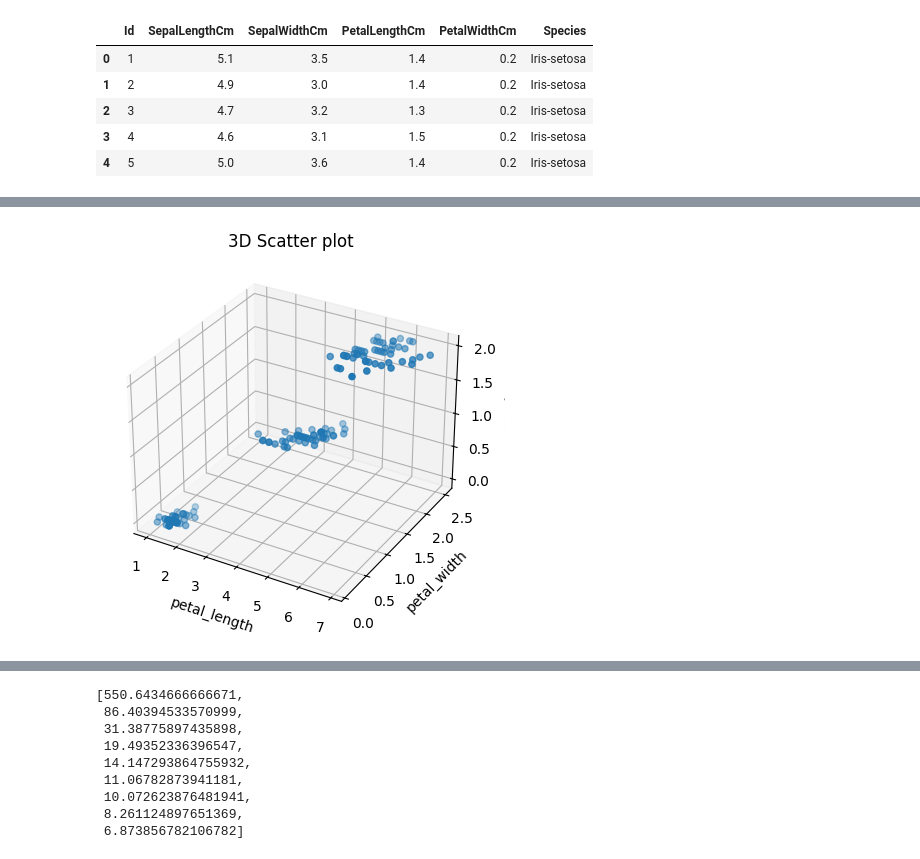
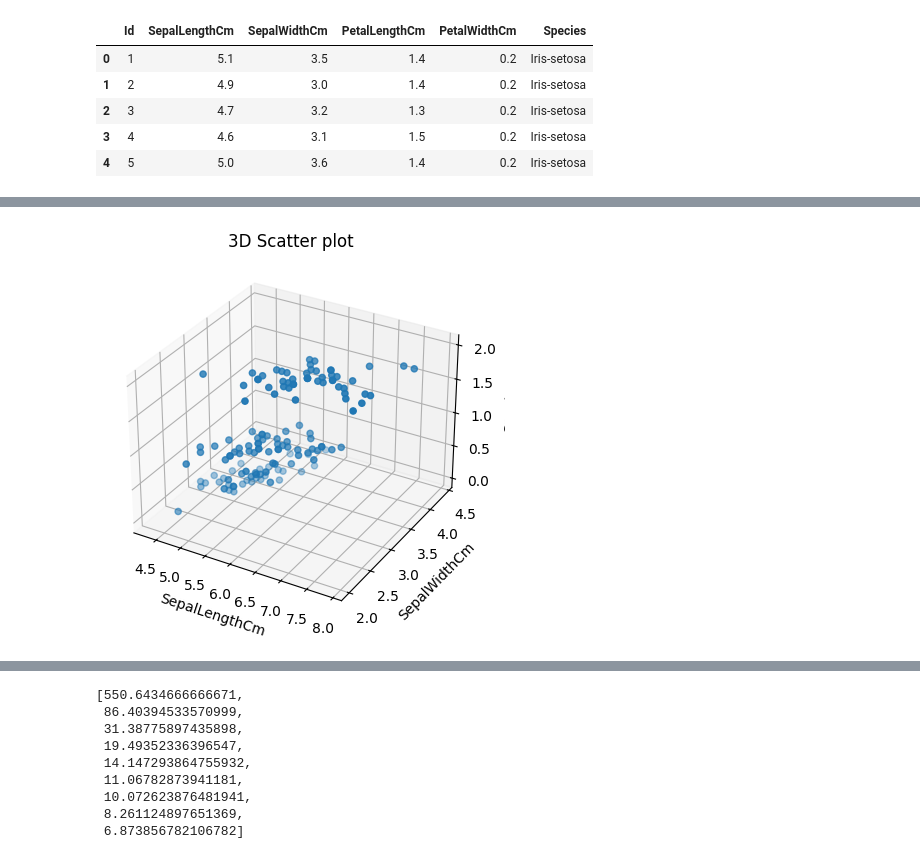
Before and after one commit to bindusri15/codsoft, a Jupyter notebook: Task_3.ipynb, the cells around one changed output, grey strips where cells are left out. Saved outputs shown, nothing was run; the diff lists cells and outputs as text; code cells hidden in the pictures.

```diff
--- a/Task_3.ipynb
+++ b/Task_3.ipynb
@@ -54,12 +76,11 @@ dtype: int64
 # %%
-from mpl_toolkits.mplot3d import Axes3D
 fig=plt.figure()
 ax=fig.add_subplot(111,projection='3d')
-ax.scatter(df.petal_length,df.petal_width,df.species)
-ax.set_xlabel('petal_length')
-ax.set_ylabel('petal_width')
-ax.set_zlabel('species')
+ax.scatter(df['SepalLengthCm'],df['SepalWidthCm'],df['Species'])
+ax.set_xlabel('SepalLengthCm')
+ax.set_ylabel('SepalWidthCm')
+ax.set_zlabel('Species')
 plt.title('3D Scatter plot')
 plt.show()
 # %% [output]
-[figure, old version]
+[figure, new version]
```
Also changed, not shown: parts of 14 cells of this notebook.
